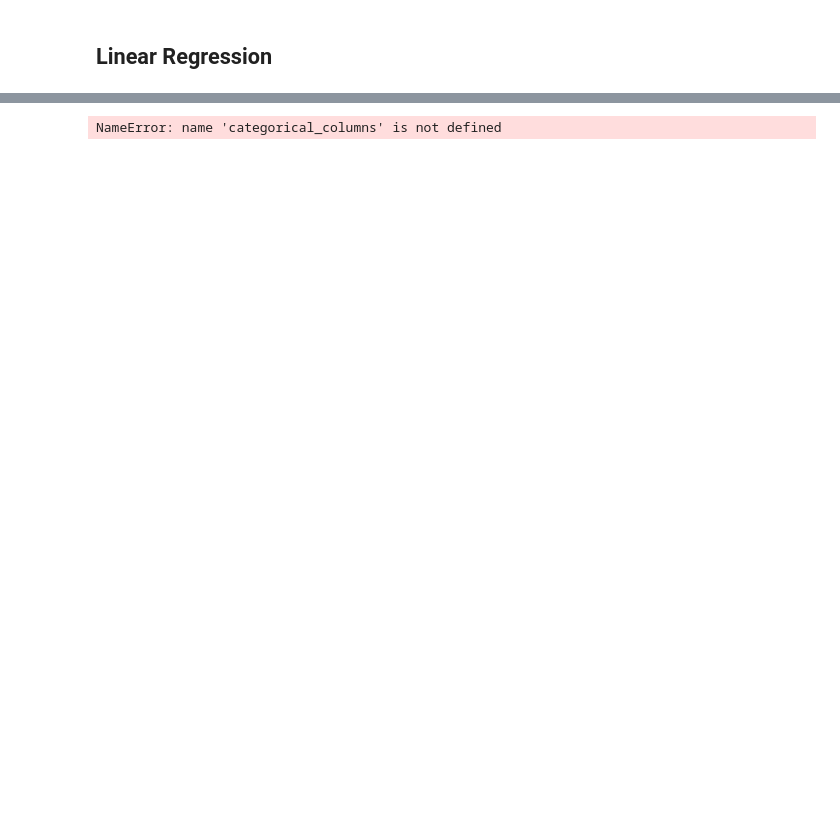
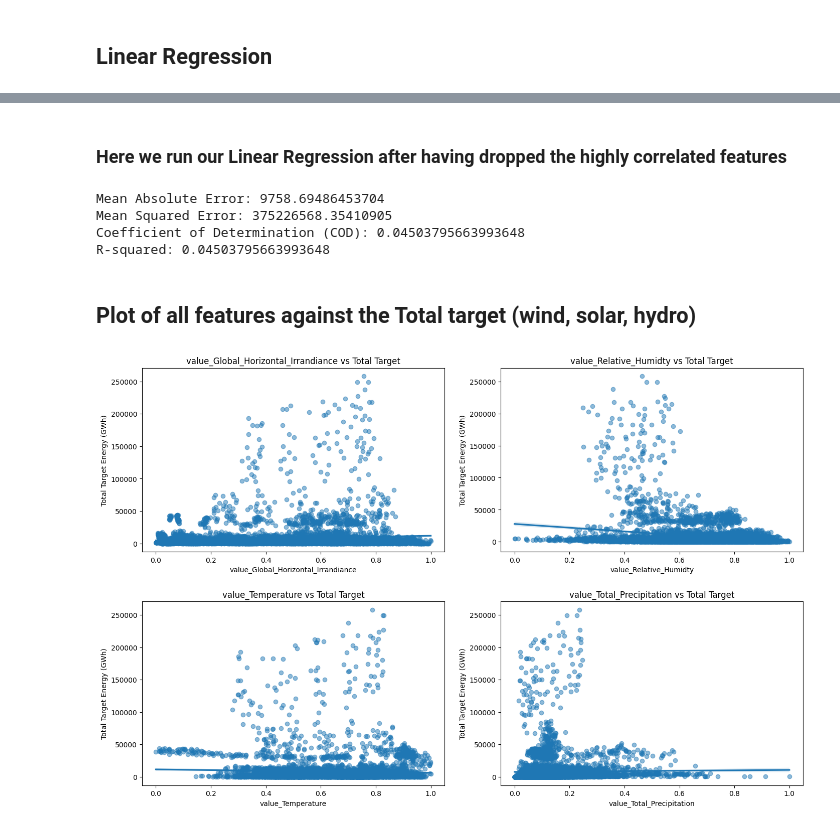
Before and after one commit to VonRiecken/Power-Predict, a Jupyter notebook: notebooks/weather_extraction_20231130.ipynb, the cells around one changed output, grey strips where cells are left out. Drawn from its saved outputs; the diff is of its cells as text; code cells hidden in the pictures; blank space fills up the shorter version.

```diff
--- a/notebooks/weather_extraction_20231130.ipynb
+++ b/notebooks/weather_extraction_20231130.ipynb
@@ -671,12 +723,15 @@ final
+# %% [markdown]
+### Here we run our Linear Regression after having dropped the highly correlated features
 # %%
+from sklearn.metrics import mean_squared_error, r2_score
 
-X = pd.get_dummies(final, columns=categorical_columns, drop_first=True)
+##X = pd.get_dummies(final, columns=categorical_columns, drop_first=True)
 y = final['total target (wind, solar, hydro)']
 
 # Split training and testing sets
 X_train, X_test, y_train, y_test = train_test_split(X, y, test_size=0.2, random_state=42)
 
-# linear regression model
+# Linear regression model MinMaxScaler(feature_range=(0, 1)). We are dealing with GWh (energy) and prefer to have only positive values
 model = LinearRegression()
 
 # Fit
@@ -694,4 +749,39 @@ print(f'Mean Squared Error: {mse}')
 print(f'Coefficient of Determination (COD): {cod}')
 print(f'R-squared: {r2}')
 # %% [output]
-NameError: name 'categorical_columns' is not defined
+Mean Absolute Error: 9758.69486453704
+Mean Squared Error: 375226568.35410905
+Coefficient of Determination (COD): 0.04503795663993648
+R-squared: 0.04503795663993648
+# %% [markdown]
+## Plot of all features against the Total target (wind, solar, hydro)
+# %%
+features = ['value_Global_Horizontal_Irrandiance',
+    'value_Relative_Humidty',
+    'value_Temperature',
+    'value_Total_Precipitation']
+
+num_features = len(features)
+num_rows = num_features // 2 + num_features % 2  # Adjust for odd number of features
+
+# Plotting subplots for each feature
+fig, axes = plt.subplots(nrows=num_rows, ncols=2, figsize=(15, num_rows * 5))
+fig.tight_layout(pad=5.0)
+
+for i, feature in enumerate(features):
+    row, col = divmod(i, 2)
+
+    # Plotting scatter plot with regression line
+    sns.regplot(x=feature, y=final['total target (wind, solar, hydro)'], data=final, ax=axes[row, col], scatter_kws={'alpha':0.5})
+
+    axes[row, col].set_title(f'{feature} vs Total Target')
+    axes[row, col].set_xlabel(feature)
+    axes[row, col].set_ylabel('Total Target Energy (GWh)')
+
+# Remove empty subplots if there are an odd number of features
+if num_features % 2 != 0:
+    fig.delaxes(axes[-1, -1])
+
+plt.show()
+# %% [output]
+[figure, added]
```
Also changed, not shown: parts of 17 cells of this notebook, 13 other files.
